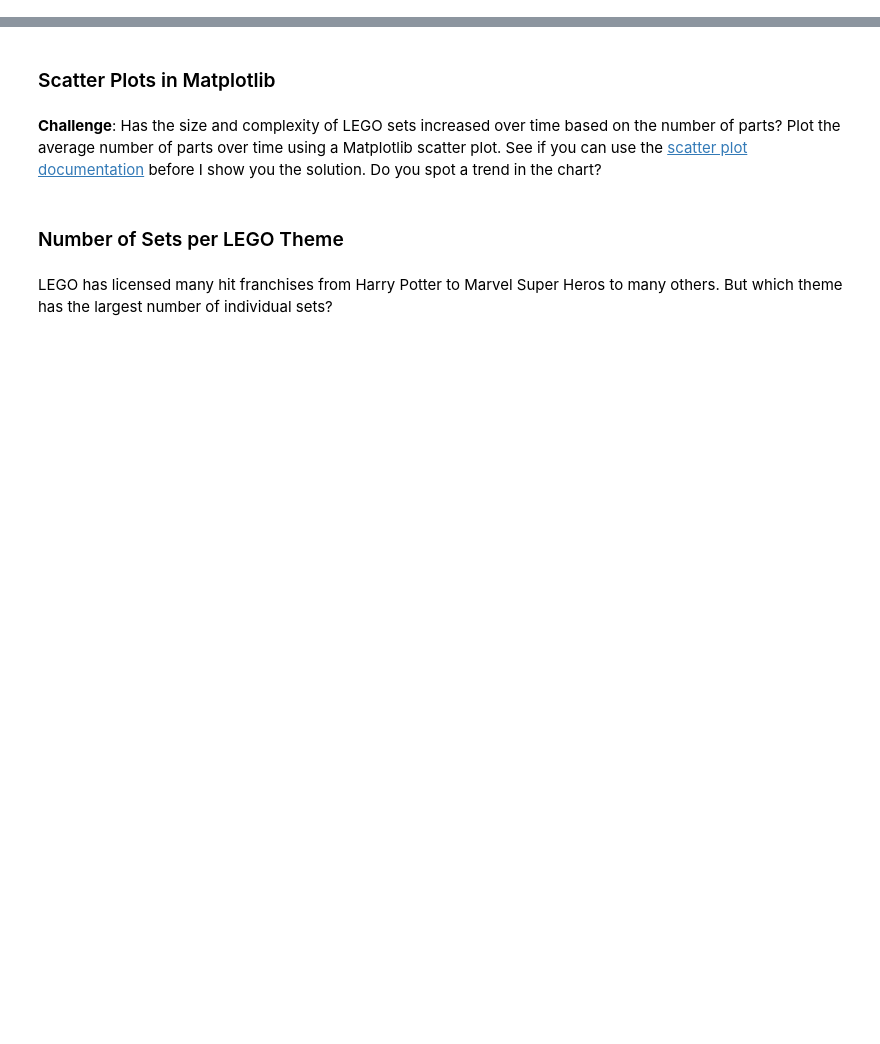
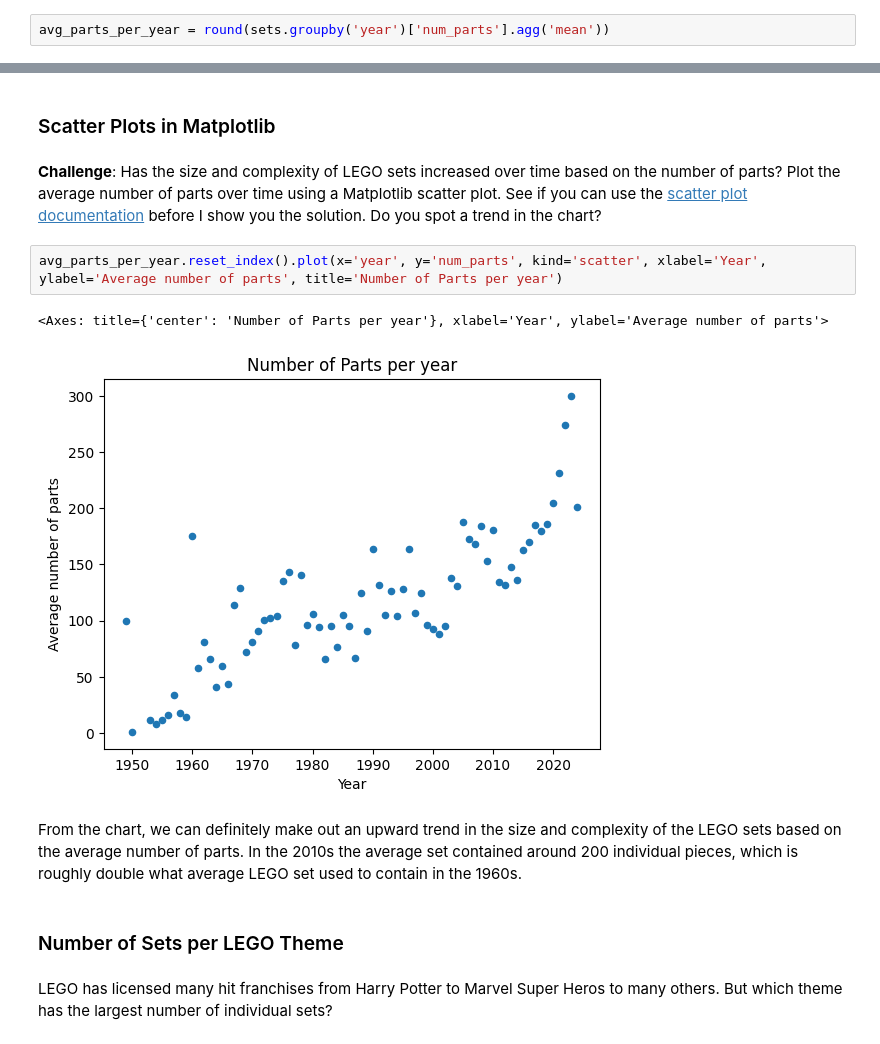
Before and after one commit to M-Awwab-Khan/analyzing-LEGO-dataset, a Jupyter notebook: LEGO-dataset-analysis.ipynb, the cells around one changed output, grey strips where cells are left out. Saved outputs shown, nothing was run; the diff lists cells and outputs as text; blank space fills up the shorter version.

```diff
--- a/LEGO-dataset-analysis.ipynb
+++ b/LEGO-dataset-analysis.ipynb
@@ -160,2 +208,4 @@ Let's work out the number of different themes shipped by year. This means we hav
 # %% [markdown]
 **Challenge**: Use the <code>.groupby()</code> and <code>.agg()</code> function together to figure out the average number of parts per set. How many parts did the average LEGO set released in 1954 compared to say, 2017?
+# %%
+avg_parts_per_year = round(sets.groupby('year')['num_parts'].agg('mean'))
@@ -163,6 +219,13 @@ Let's work out the number of different themes shipped by year. This means we hav
 ### Scatter Plots in Matplotlib
 # %% [markdown]
 **Challenge**: Has the size and complexity of LEGO sets increased over time based on the number of parts? Plot the average number of parts over time using a Matplotlib scatter plot. See if you can use the [scatter plot documentation](https://matplotlib.org/3.1.0/api/_as_gen/matplotlib.pyplot.scatter.html) before I show you the solution. Do you spot a trend in the chart?
+# %%
+avg_parts_per_year.reset_index().plot(x='year', y='num_parts', kind='scatter', xlabel='Year', ylabel='Average number of parts', title='Number of Parts per year')
+# %% [output]
+<Axes: title={'center': 'Number of Parts per year'}, xlabel='Year', ylabel='Average number of parts'>
+[figure, added]
+# %% [markdown]
+From the chart, we can definitely make out an upward trend in the size and complexity of the LEGO sets based on the average number of parts. In the 2010s the average set contained around 200 individual pieces, which is roughly double what average LEGO set used to contain in the 1960s.
 # %% [markdown]
 ### Number of Sets per LEGO Theme
 # %% [markdown]
```
Also changed, not shown: parts of 22 cells of this notebook.
